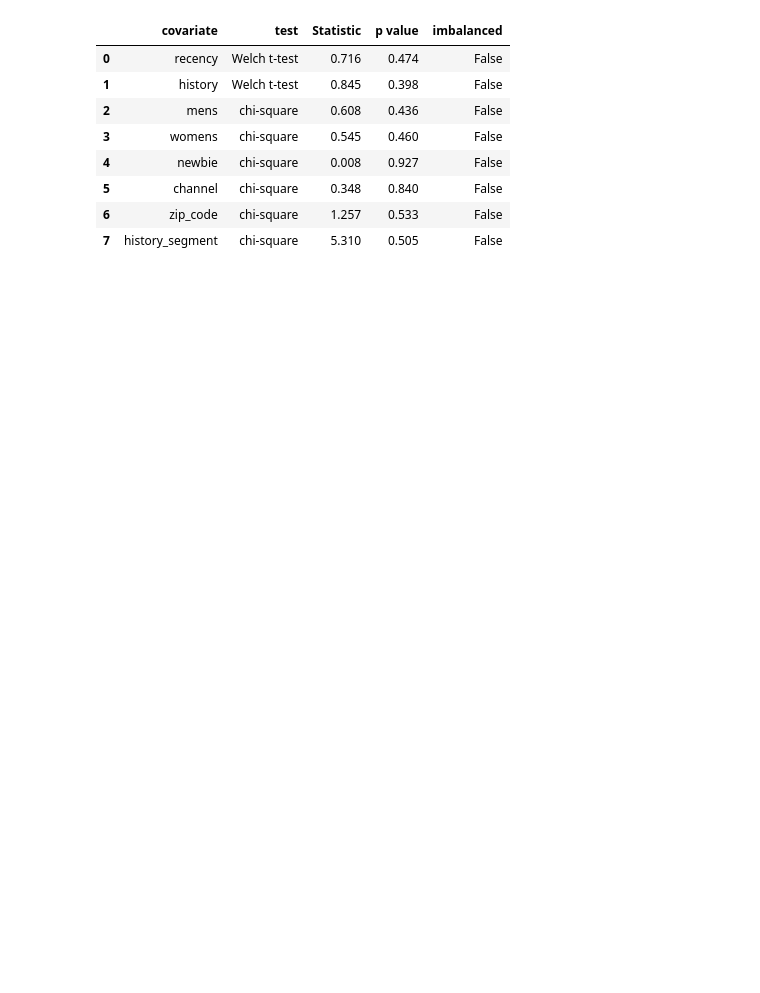
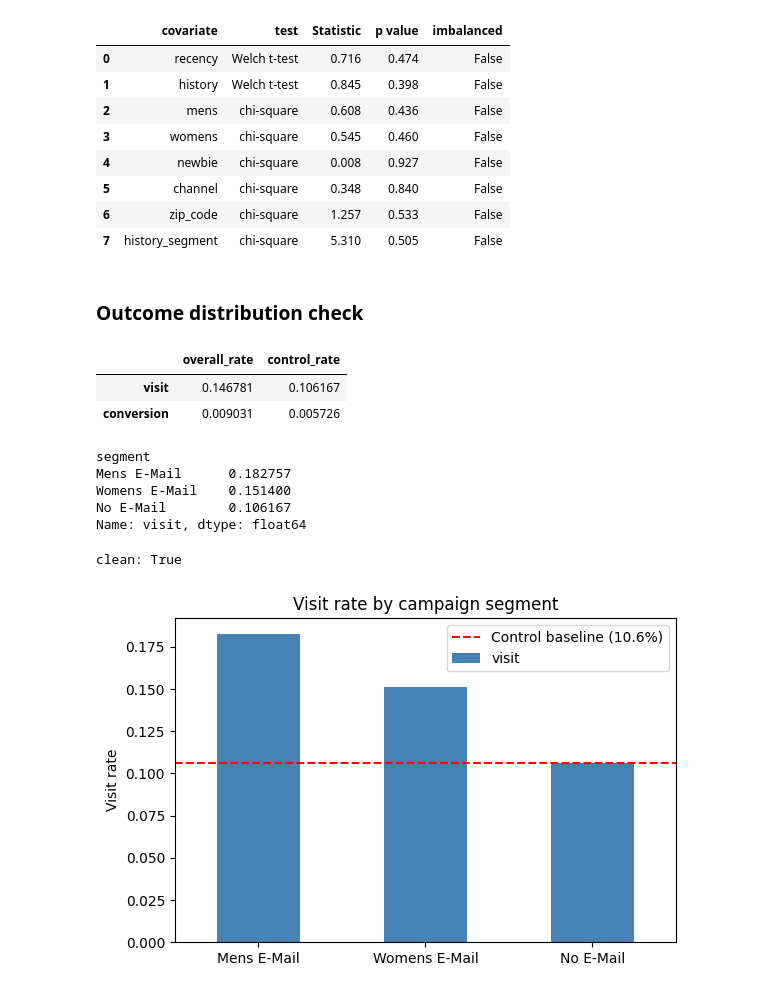
Before and after one commit to ChunLiuNY/hillstrom-uplift-model, a Jupyter notebook: uplift_modeling.ipynb, the cells around one changed output. Drawn from its saved outputs; the diff is of its cells as text; code cells hidden in the pictures; blank space fills up the shorter version.

Commit message:
add outcome variable checks

```diff
--- a/uplift_modeling.ipynb
+++ b/uplift_modeling.ipynb
@@ -180,3 +171,52 @@ table
 | 5 | channel | chi-square | 0.348 | 0.840 | False |
 | 6 | zip_code | chi-square | 1.257 | 0.533 | False |
 | 7 | history_segment | chi-square | 5.310 | 0.505 | False |
+# %% [markdown]
+### Outcome distribution check
+# %%
+bunch_all = fetch_hillstrom(target_col='all')
+df['conversion'] = bunch_all.target['conversion']
+# %%
+# 1. overall and control baseline rates, visits vs conversion side by side
+baseline = pd.DataFrame({
+    'overall_rate': df[['visit', 'conversion']].mean(),
+    'control_rate': df.loc[df['treatment'] == 0, ['visit', 'conversion']].mean()
+})
+
+baseline
+# %% [output]
+|  | overall_rate | control_rate |
+| visit | 0.146781 | 0.106167 |
+| conversion | 0.009031 | 0.005726 |
+# %%
+# 2. rate by original 3-arm segment (before collapsing to treatment/control)
+segment_rates = df.groupby('segment')['visit'].mean().sort_values(ascending=False)
+segment_rates
+# %% [output]
+segment
+Mens E-Mail      0.182757
+Womens E-Mail    0.151400
+No E-Mail        0.106167
+Name: visit, dtype: float64
+# %%
+# 3. dirty value check, visit/conversion should only ever be {0,1}
+print("clean:", df['visit'].isin([0,1]).all() and df['conversion'].isin([0,1]).all())
+# %% [output]
+clean: True
+# %%
+import matplotlib.pyplot as plt
+
+control_rate = df.loc[df['treatment'] == 0, 'visit'].mean()
+
+fig, ax = plt.subplots(figsize=(6,4))
+segment_rates.plot(kind='bar', ax=ax, color='steelblue')
+ax.axhline(control_rate, color='red', linestyle='--', label=f'Control baseline ({control_rate:.1%})')
+ax.set_ylabel('Visit rate')
+ax.set_xlabel('')
+ax.set_title('Visit rate by campaign segment')
+ax.legend()
+plt.xticks(rotation=0)
+plt.tight_layout()
+plt.show()
+# %% [output]
+[figure, added]
```
Also changed, not shown: parts of 2 cells of this notebook.
